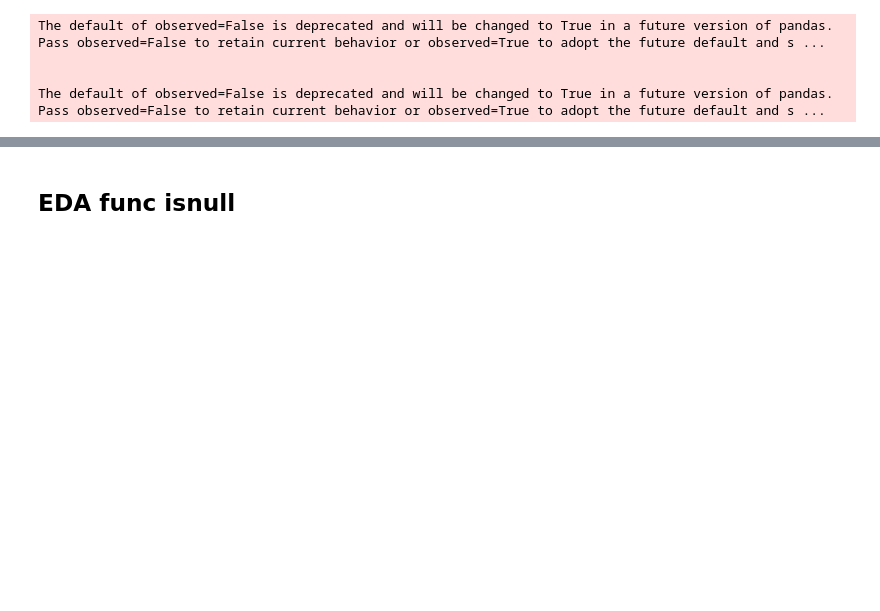
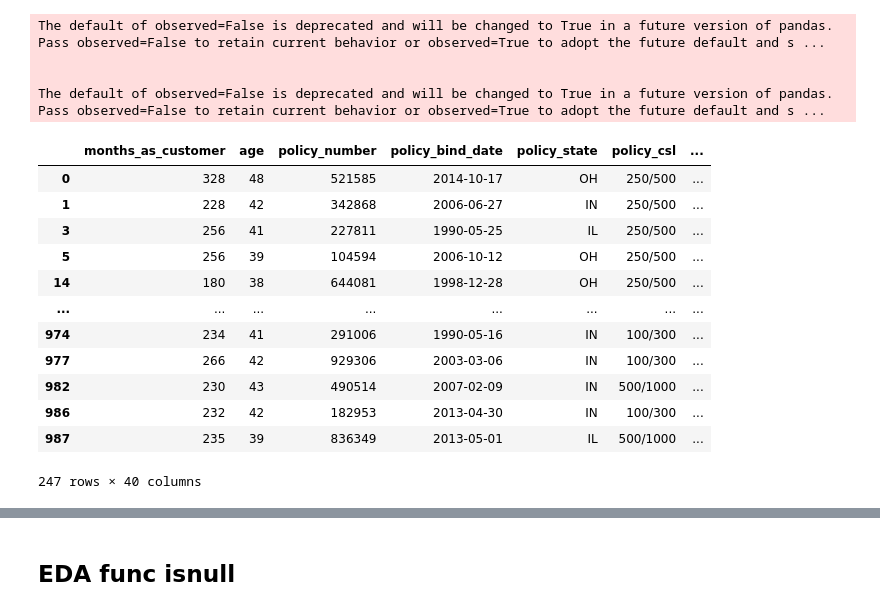
Before and after one commit to inkkuli/fraud_Insurance, a Jupyter notebook: fraud.ipynb, the cells around one changed output, grey strips where cells are left out. Saved outputs shown, nothing was run; the diff lists cells and outputs as text; code cells hidden in the pictures; blank space fills up the shorter version.

```diff
--- a/fraud.ipynb
+++ b/fraud.ipynb
@@ -124,0 +130,17 @@ The default of observed=False is deprecated and will be changed to True in a fut
+# %%
+df_Y = df[df["fraud_reported"]=="Y"]
+df_Y
+# %% [output]
+|  | months_as_customer | age | policy_number | policy_bind_date | policy_state | policy_csl | ... |
+| 0 | 328 | 48 | 521585 | 2014-10-17 | OH | 250/500 | ... |
+| 1 | 228 | 42 | 342868 | 2006-06-27 | IN | 250/500 | ... |
+| 3 | 256 | 41 | 227811 | 1990-05-25 | IL | 250/500 | ... |
+| 5 | 256 | 39 | 104594 | 2006-10-12 | OH | 250/500 | ... |
+| 14 | 180 | 38 | 644081 | 1998-12-28 | OH | 250/500 | ... |
+| ... | ... | ... | ... | ... | ... | ... | ... |
+| 974 | 234 | 41 | 291006 | 1990-05-16 | IN | 100/300 | ... |
+| 977 | 266 | 42 | 929306 | 2003-03-06 | IN | 100/300 | ... |
+| 982 | 230 | 43 | 490514 | 2007-02-09 | IN | 500/1000 | ... |
+| 986 | 232 | 42 | 182953 | 2013-04-30 | IN | 100/300 | ... |
+| 987 | 235 | 39 | 836349 | 2013-05-01 | IL | 500/1000 | ... |
+247 rows × 40 columns
```
Also changed, not shown: parts of 14 cells of this notebook.
